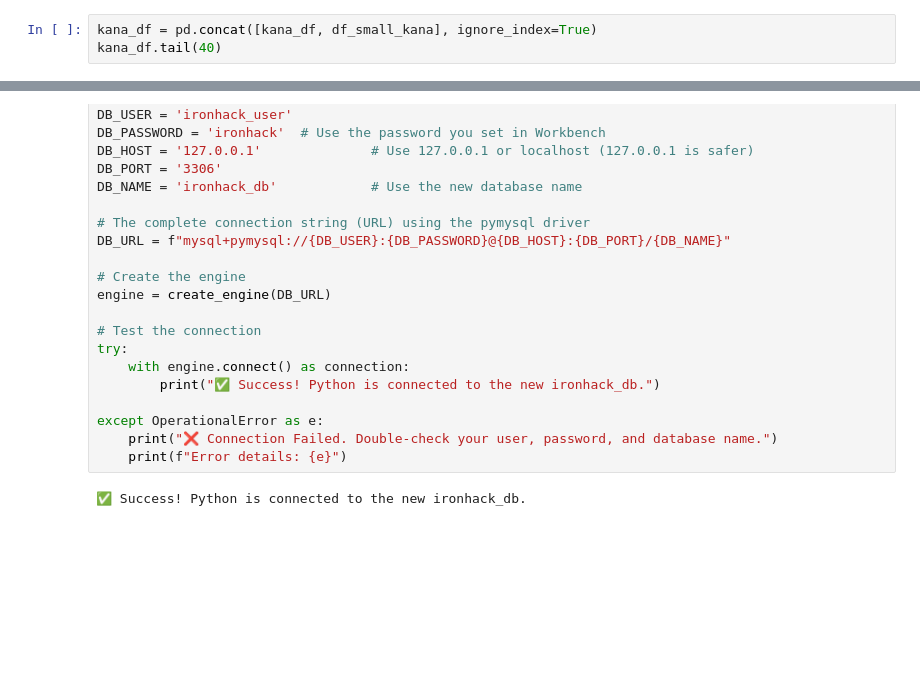
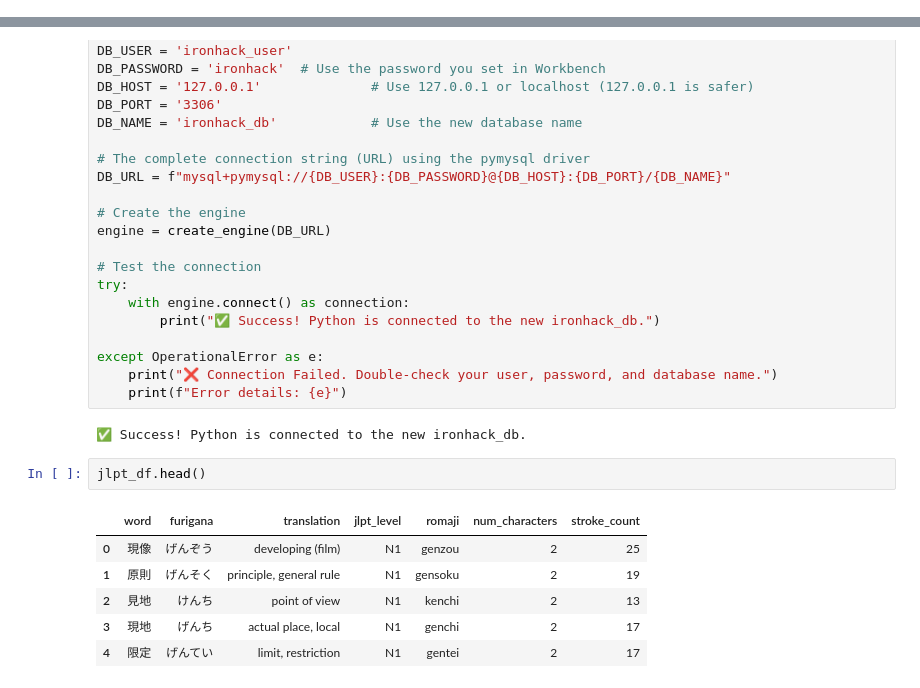
Before and after one commit to naeron75/basic-japanese-learning, a Jupyter notebook: exploration.ipynb, the cells around one changed output, grey strips where cells are left out. Cells and saved outputs as stored; diff of their text form; blank space fills up the shorter version.

```diff
--- a/exploration.ipynb
+++ b/exploration.ipynb
@@ -207,3 +174,0 @@ df_small_kana = pd.DataFrame(small_kana_data)
-# %%
-kana_df = pd.concat([kana_df, df_small_kana], ignore_index=True)
-kana_df.tail(40)
@@ -342,3 +287,12 @@ except OperationalError as e:
     print(f"Error details: {e}")
 # %% [output]
 ✅ Success! Python is connected to the new ironhack_db.
+# %%
+jlpt_df.head()
+# %% [output]
+|  | word | furigana | translation | jlpt_level | romaji | num_characters | stroke_count |
+| 0 | 現像 | げんぞう | developing (film) | N1 | genzou | 2 | 25 |
+| 1 | 原則 | げんそく | principle, general rule | N1 | gensoku | 2 | 19 |
+| 2 | 見地 | けんち | point of view | N1 | kenchi | 2 | 13 |
+| 3 | 現地 | げんち | actual place, local | N1 | genchi | 2 | 17 |
+| 4 | 限定 | げんてい | limit, restriction | N1 | gentei | 2 | 17 |
```
Also changed, not shown: parts of 8 cells of this notebook, 2 other files.
